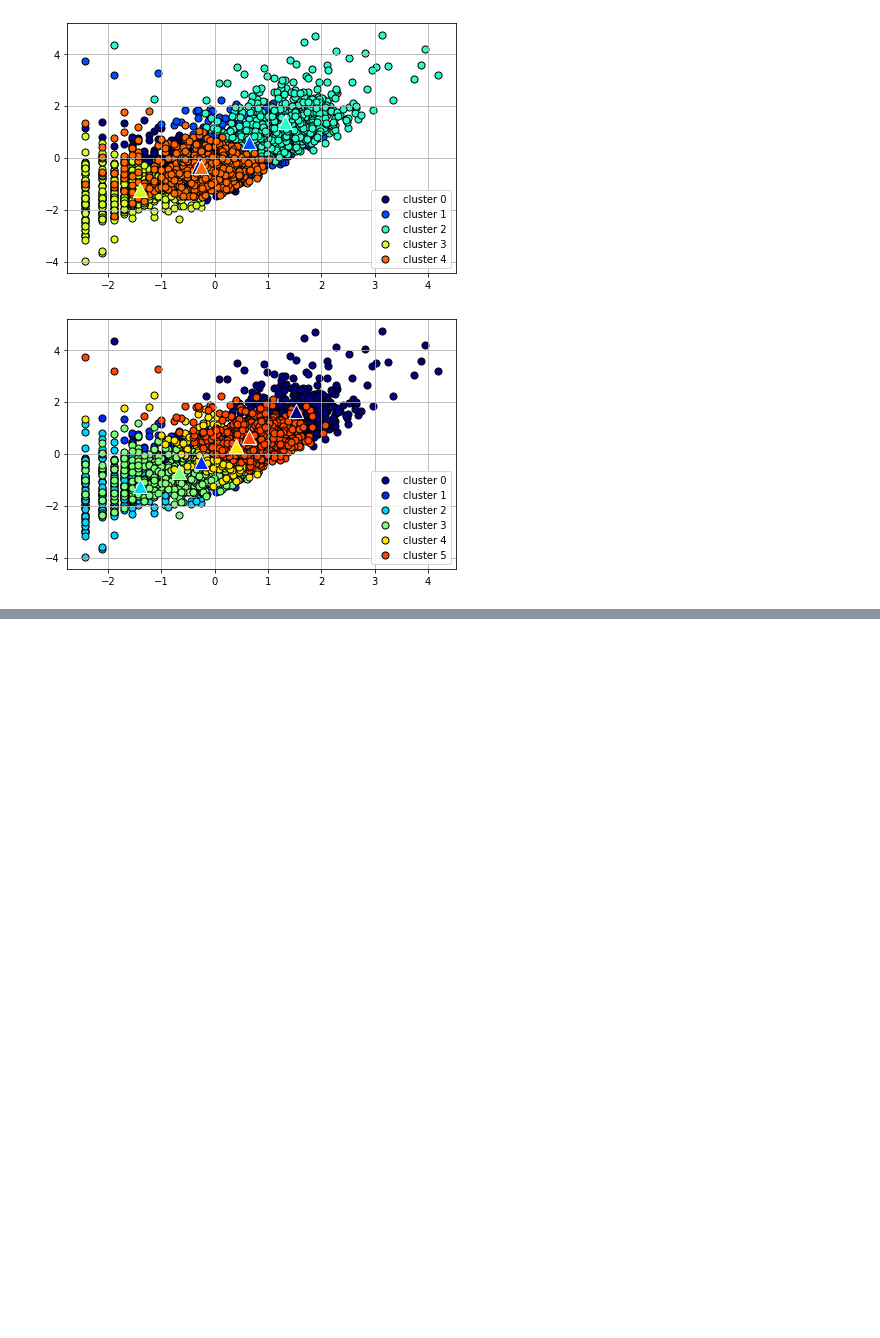
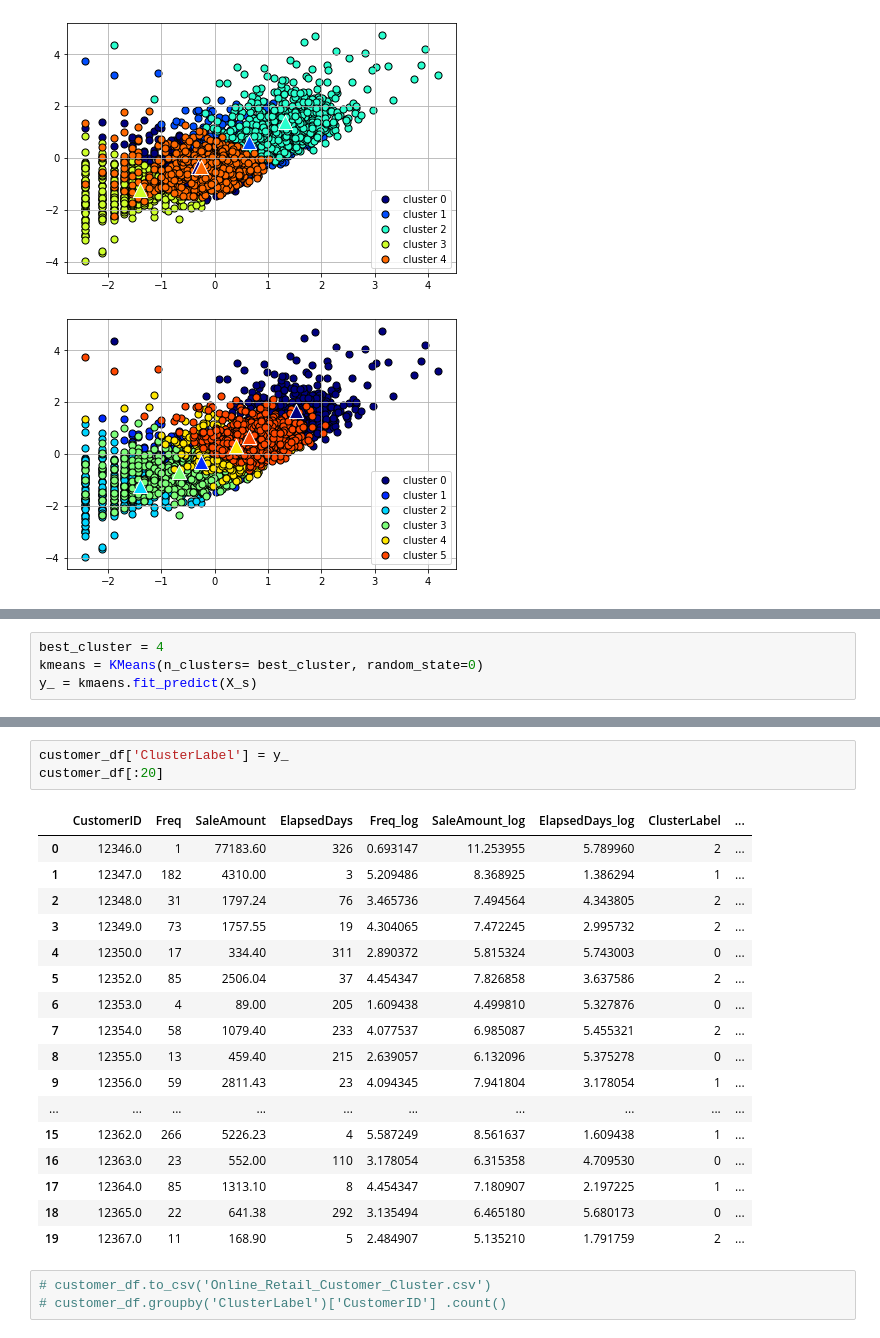
Before and after one commit to waldbear4/Python_2021, a Jupyter notebook: 20210624 KMEANS DBSCAN.ipynb, the cells around one changed output, grey strips where cells are left out. Drawn from its saved outputs; the diff is of its cells as text; blank space fills up the shorter version.

```diff
--- a/20210624 KMEANS DBSCAN.ipynb
+++ b/20210624 KMEANS DBSCAN.ipynb
@@ -775,0 +778,4 @@ clusterScatter(6, X_s)
+# %%
+best_cluster = 4
+kmeans = KMeans(n_clusters= best_cluster, random_state=0)
+y_ = kmaens.fit_predict(X_s)
@@ -775,0 +805,24 @@ clusterScatter(6, X_s)
+# %%
+customer_df['ClusterLabel'] = y_
+customer_df[:20]
+# %% [output]
+|  | CustomerID | Freq | SaleAmount | ElapsedDays | Freq_log | SaleAmount_log | ElapsedDays_log | ClusterLabel | ... |
+| 0 | 12346.0 | 1 | 77183.60 | 326 | 0.693147 | 11.253955 | 5.789960 | 2 | ... |
+| 1 | 12347.0 | 182 | 4310.00 | 3 | 5.209486 | 8.368925 | 1.386294 | 1 | ... |
+| 2 | 12348.0 | 31 | 1797.24 | 76 | 3.465736 | 7.494564 | 4.343805 | 2 | ... |
+| 3 | 12349.0 | 73 | 1757.55 | 19 | 4.304065 | 7.472245 | 2.995732 | 2 | ... |
+| 4 | 12350.0 | 17 | 334.40 | 311 | 2.890372 | 5.815324 | 5.743003 | 0 | ... |
+| 5 | 12352.0 | 85 | 2506.04 | 37 | 4.454347 | 7.826858 | 3.637586 | 2 | ... |
+| 6 | 12353.0 | 4 | 89.00 | 205 | 1.609438 | 4.499810 | 5.327876 | 0 | ... |
+| 7 | 12354.0 | 58 | 1079.40 | 233 | 4.077537 | 6.985087 | 5.455321 | 2 | ... |
+| 8 | 12355.0 | 13 | 459.40 | 215 | 2.639057 | 6.132096 | 5.375278 | 0 | ... |
+| 9 | 12356.0 | 59 | 2811.43 | 23 | 4.094345 | 7.941804 | 3.178054 | 1 | ... |
+| ... | ... | ... | ... | ... | ... | ... | ... | ... | ... |
+| 15 | 12362.0 | 266 | 5226.23 | 4 | 5.587249 | 8.561637 | 1.609438 | 1 | ... |
+| 16 | 12363.0 | 23 | 552.00 | 110 | 3.178054 | 6.315358 | 4.709530 | 0 | ... |
+| 17 | 12364.0 | 85 | 1313.10 | 8 | 4.454347 | 7.180907 | 2.197225 | 1 | ... |
+| 18 | 12365.0 | 22 | 641.38 | 292 | 3.135494 | 6.465180 | 5.680173 | 0 | ... |
+| 19 | 12367.0 | 11 | 168.90 | 5 | 2.484907 | 5.135210 | 1.791759 | 2 | ... |
+# %%
+# customer_df.to_csv('Online_Retail_Customer_Cluster.csv')
+# customer_df.groupby('ClusterLabel')['CustomerID'] .count()
```
Also changed, not shown: parts of 5 cells of this notebook.
